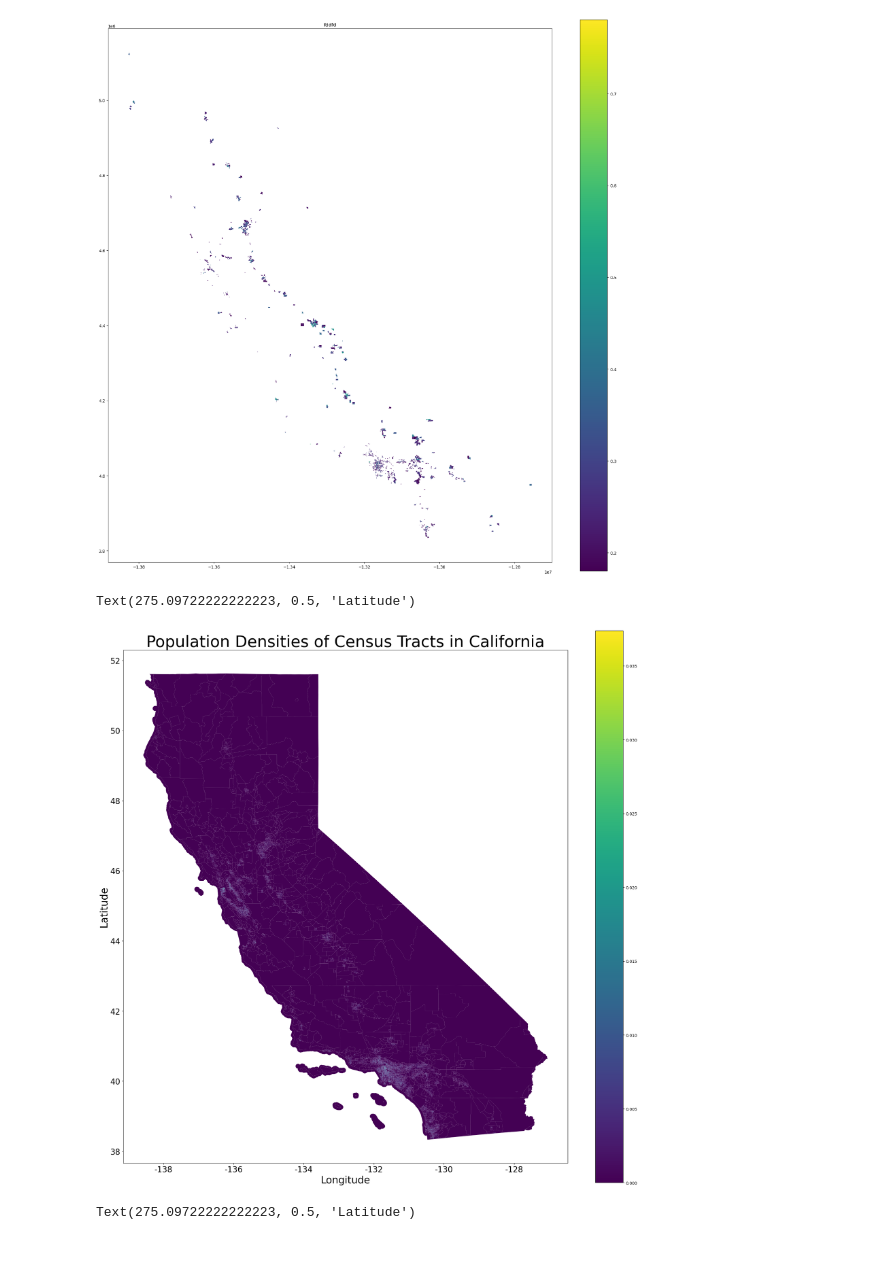
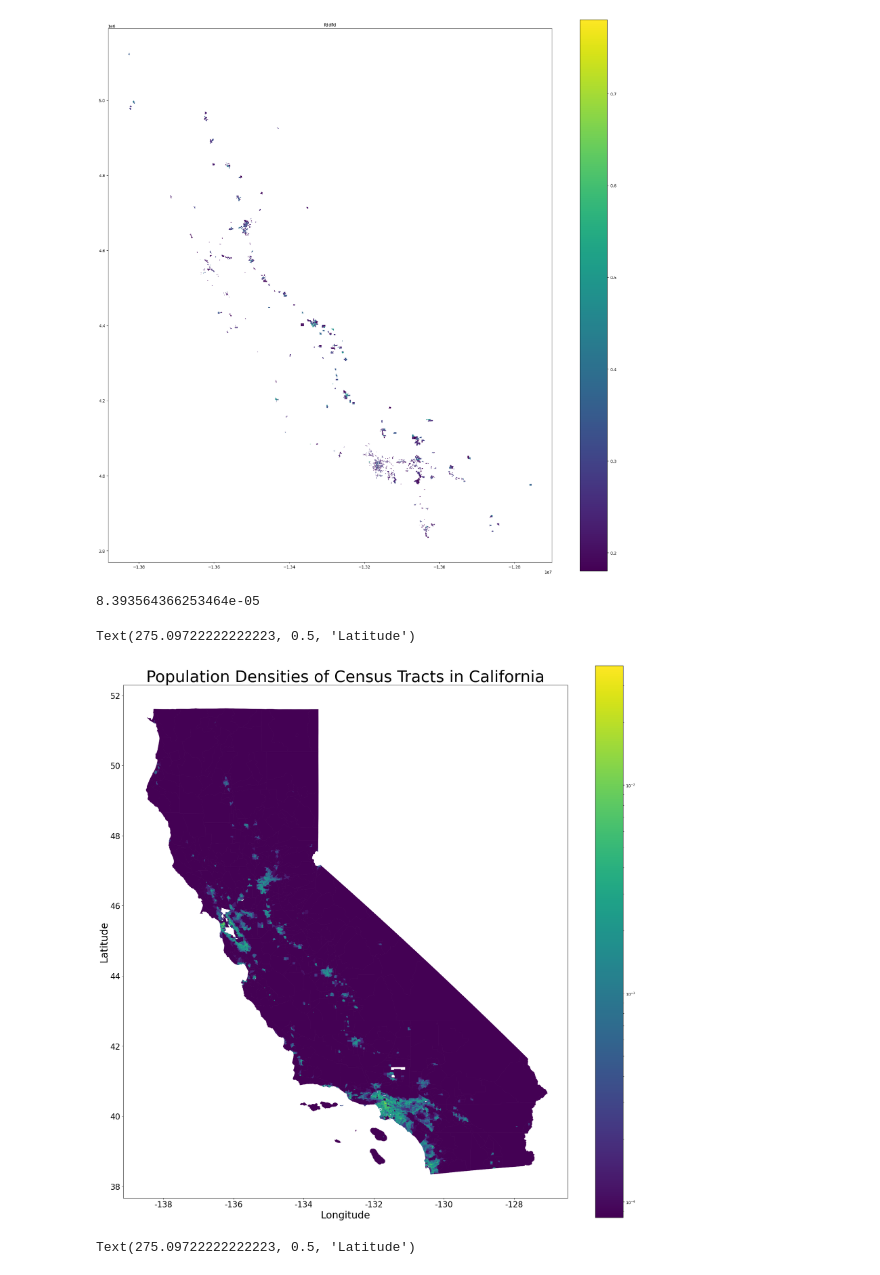
Before and after one commit to g-perona/CE-263-Final-Project, a Jupyter notebook: Giuseppe Work/census_data_collection.ipynb, the cells around one changed output. Drawn from its saved outputs; the diff is of its cells as text; code cells hidden in the pictures.

```diff
--- a/Giuseppe Work/census_data_collection.ipynb
+++ b/Giuseppe Work/census_data_collection.ipynb
@@ -177,21 +178,26 @@ plt.title('fddfd')
 # %% [output]
 Text(0.5, 1.0, 'fddfd')
 [figure]
+# %%
+ca_data.pop_density.quantile(0.1)
+# %% [output]
+8.393564366253464e-05
 # %%
-ax = ca_data.plot('pop_density', figsize=(25,25), legend=True)
+ax = ca_data.plot('pop_density', figsize=(25,25), legend=True, edgecolor="face", linewidth=0.4, \
+    norm=matplotlib.colors.LogNorm(vmin=ca_data.pop_density.quantile(0.1), vmax=ca_data.pop_density.max()))
 
 
 plt.title('Population Densities of Census Tracts in California', fontsize=40)
 ax.tick_params(axis='both', which='major', labelsize=20)
 plt.xticks(plt.xticks()[0][1:-1], (plt.xticks()[0][1:-1] * 1e-5).astype(int))
 plt.yticks(plt.yticks()[0][1:-1], (plt.yticks()[0][1:-1] * 1e-5).astype(int))
 fig = ax.figure
 #fig.axes[1].tick_params(labelsize=20)
 plt.xlabel('Longitude', fontsize = 25)
 plt.ylabel('Latitude', fontsize = 25)
 # %% [output]
 Text(275.09722222222223, 0.5, 'Latitude')
-[figure, old version]
+[figure, new version]
 # %%
 ax = ca_data.plot(figsize=(25,25), color='lightgray')
 poor_urban_tracts.plot('pov_pct', ax=ax, legend=True)
```
Also changed, not shown: parts of 1 cell of this notebook, 1 other file.
